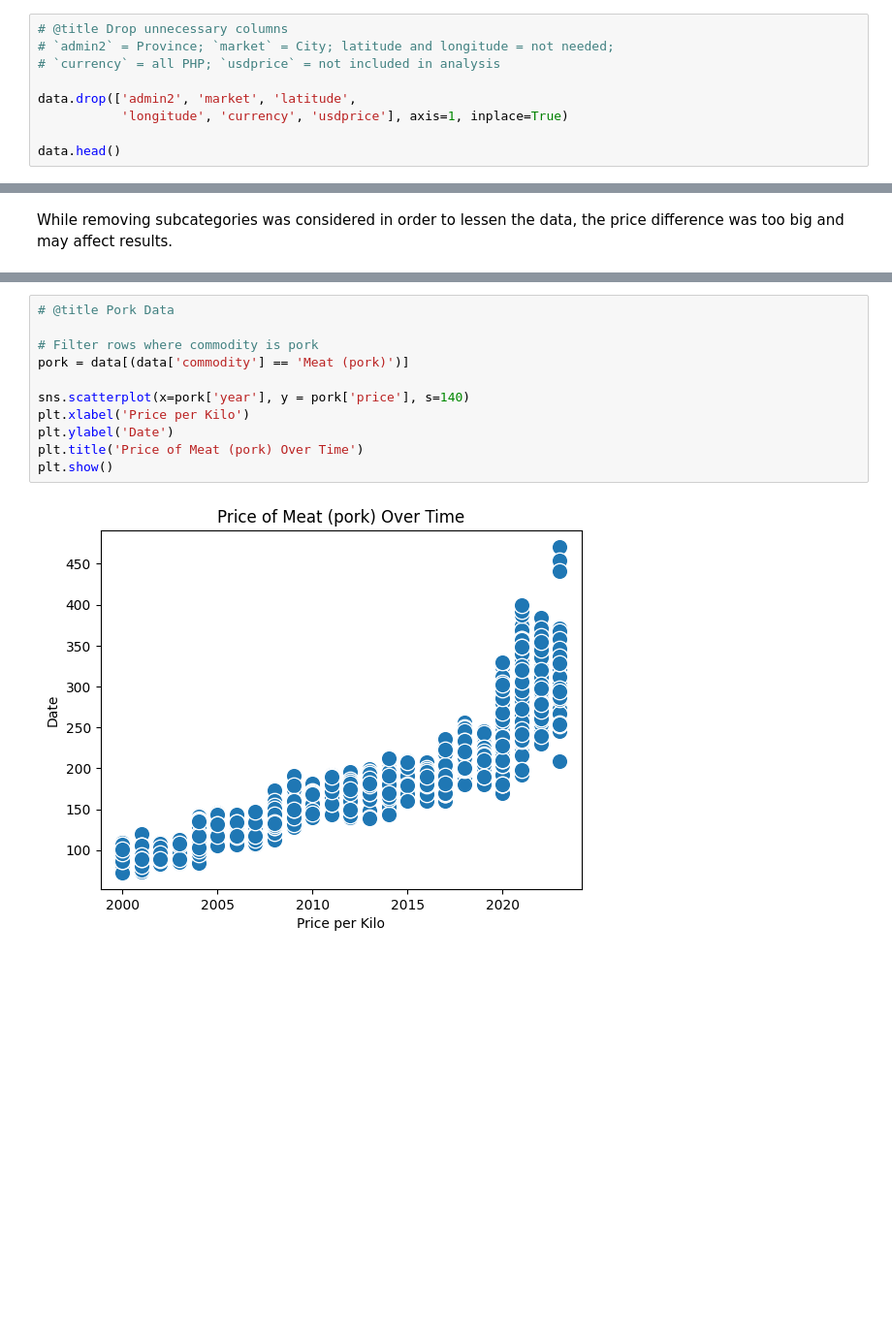
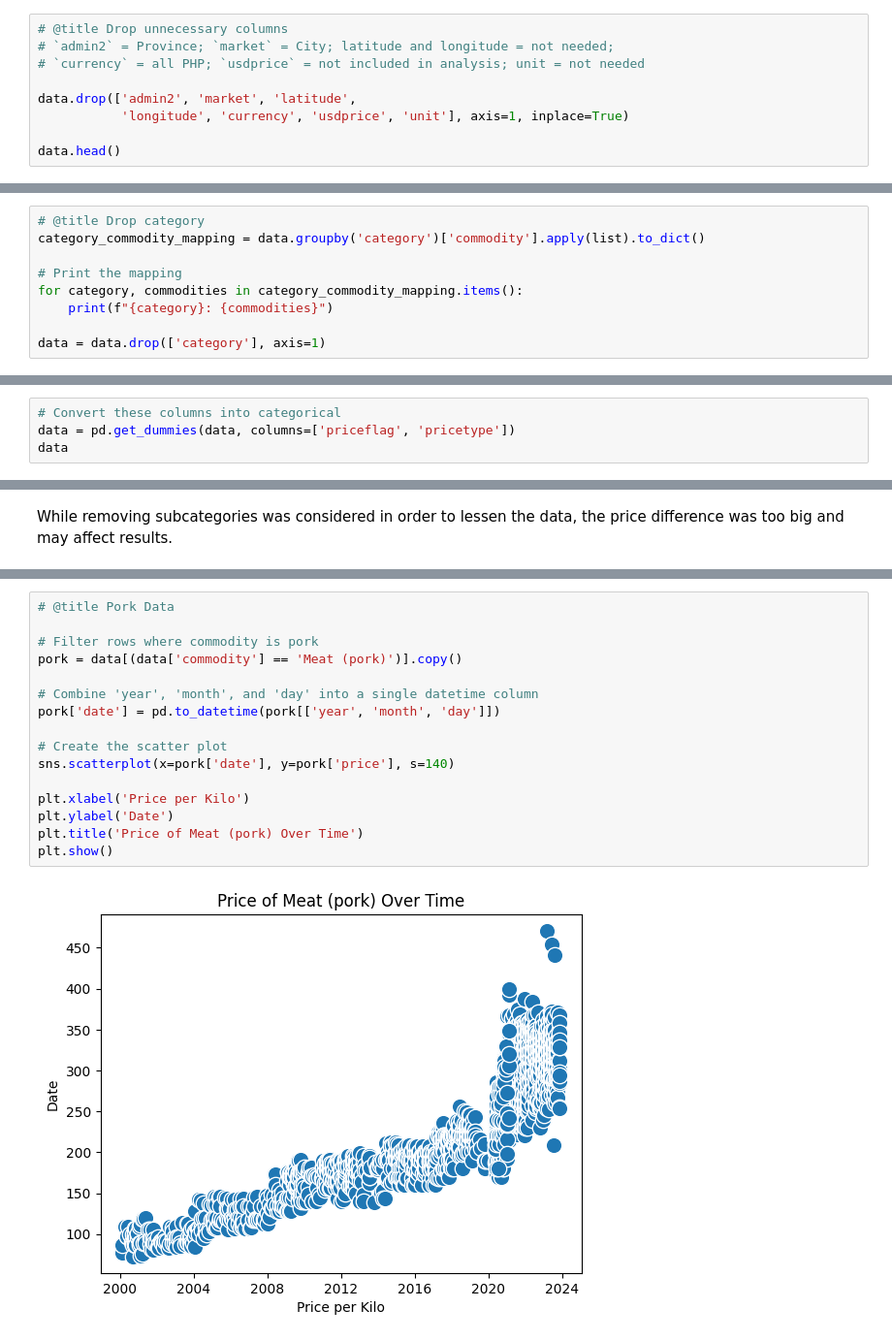
Before and after one commit to NeoGregorio/commodity-predict, a Jupyter notebook: prediction-model.ipynb, the cells around one changed output, grey strips where cells are left out. Shown at 97% size. Drawn from its saved outputs; the diff is of its cells as text; blank space fills up the shorter version.

```diff
--- a/prediction-model.ipynb
+++ b/prediction-model.ipynb
@@ -73,10 +73,10 @@ memory usage: 13.0+ MB
 # %%
 # @title Drop unnecessary columns
 # `admin2` = Province; `market` = City; latitude and longitude = not needed;
-# `currency` = all PHP; `usdprice` = not included in analysis
+# `currency` = all PHP; `usdprice` = not included in analysis; unit = not needed
 
 data.drop(['admin2', 'market', 'latitude',
-           'longitude', 'currency', 'usdprice'], axis=1, inplace=True)
+           'longitude', 'currency', 'usdprice', 'unit'], axis=1, inplace=True)
 
 data.head()
 # %% [output]
@@ -118,0 +121,9 @@ data
+# %%
+# @title Drop category
+category_commodity_mapping = data.groupby('category')['commodity'].apply(list).to_dict()
+
+# Print the mapping
+for category, commodities in category_commodity_mapping.items():
+    print(f"{category}: {commodities}")
+
+data = data.drop(['category'], axis=1)
@@ -200,0 +188,4 @@ unique_rows = data[columns_to_check].drop_duplicates()
+# %%
+# Convert these columns into categorical
+data = pd.get_dummies(data, columns=['priceflag', 'pricetype'])
+data
@@ -249,14 +279,19 @@ We will check if linear regression is the best model for our data
 # %%
 # @title Pork Data
 
 # Filter rows where commodity is pork
-pork = data[(data['commodity'] == 'Meat (pork)')]
+pork = data[(data['commodity'] == 'Meat (pork)')].copy()
 
-sns.scatterplot(x=pork['year'], y = pork['price'], s=140)
+# Combine 'year', 'month', and 'day' into a single datetime column
+pork['date'] = pd.to_datetime(pork[['year', 'month', 'day']])
+
+# Create the scatter plot
+sns.scatterplot(x=pork['date'], y=pork['price'], s=140)
+
 plt.xlabel('Price per Kilo')
 plt.ylabel('Date')
 plt.title('Price of Meat (pork) Over Time')
 plt.show()
 # %% [output]
-[figure, old version]
+[figure, new version]
 # %% [markdown]
```
Also changed, not shown: parts of 22 cells of this notebook.
